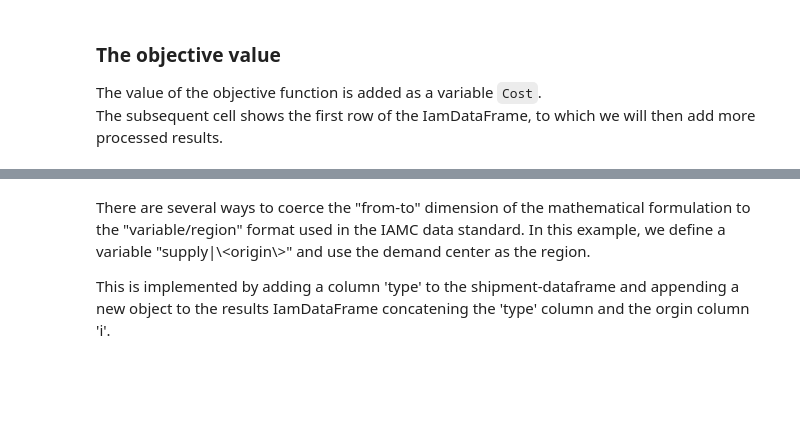
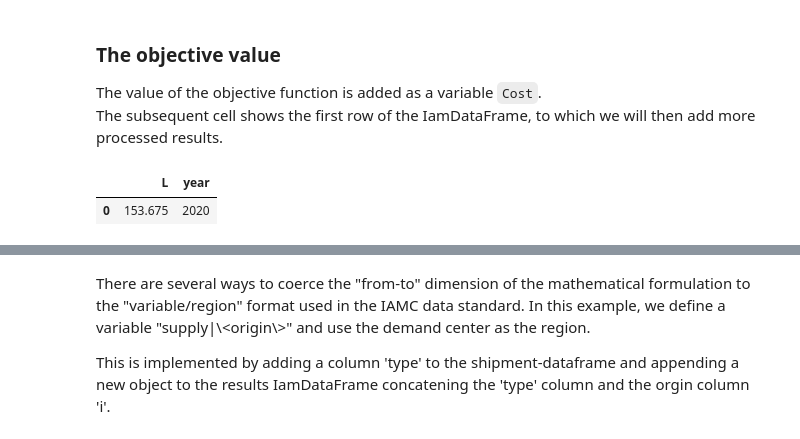
Before and after one commit to IAMconsortium/pyam, a Jupyter notebook: doc/source/tutorials/GAMS_to_pyam.ipynb, the cells around one changed output, grey strips where cells are left out. Saved outputs shown, nothing was run; the diff lists cells and outputs as text; code cells hidden in the pictures; blank space fills up the shorter version.

```diff
--- a/doc/source/tutorials/GAMS_to_pyam.ipynb
+++ b/doc/source/tutorials/GAMS_to_pyam.ipynb
@@ -144,4 +143,11 @@ args = dict(model='transport', scenario='baseline')
 The value of the objective function is added as a variable `Cost`.
 The subsequent cell shows the first row of the IamDataFrame,
 to which we will then add more processed results.
+# %%
+z = gdx.to_dataframe('z')['elements']
+z['year'] = 2020
+z
+# %% [output]
+|  | L | year |
+| 0 | 153.675 | 2020 |
 # %%
```
Also changed, not shown: parts of 21 cells of this notebook.
